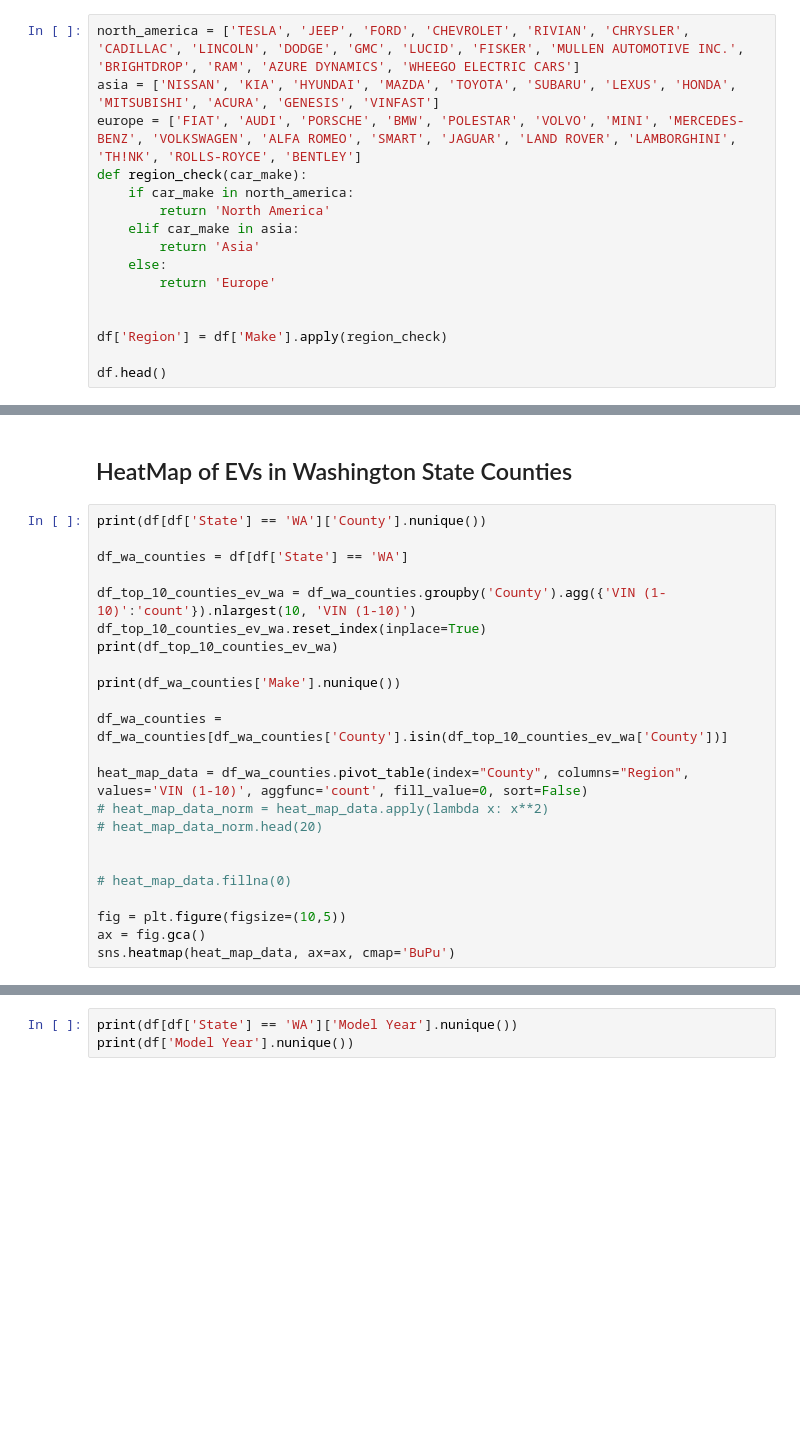
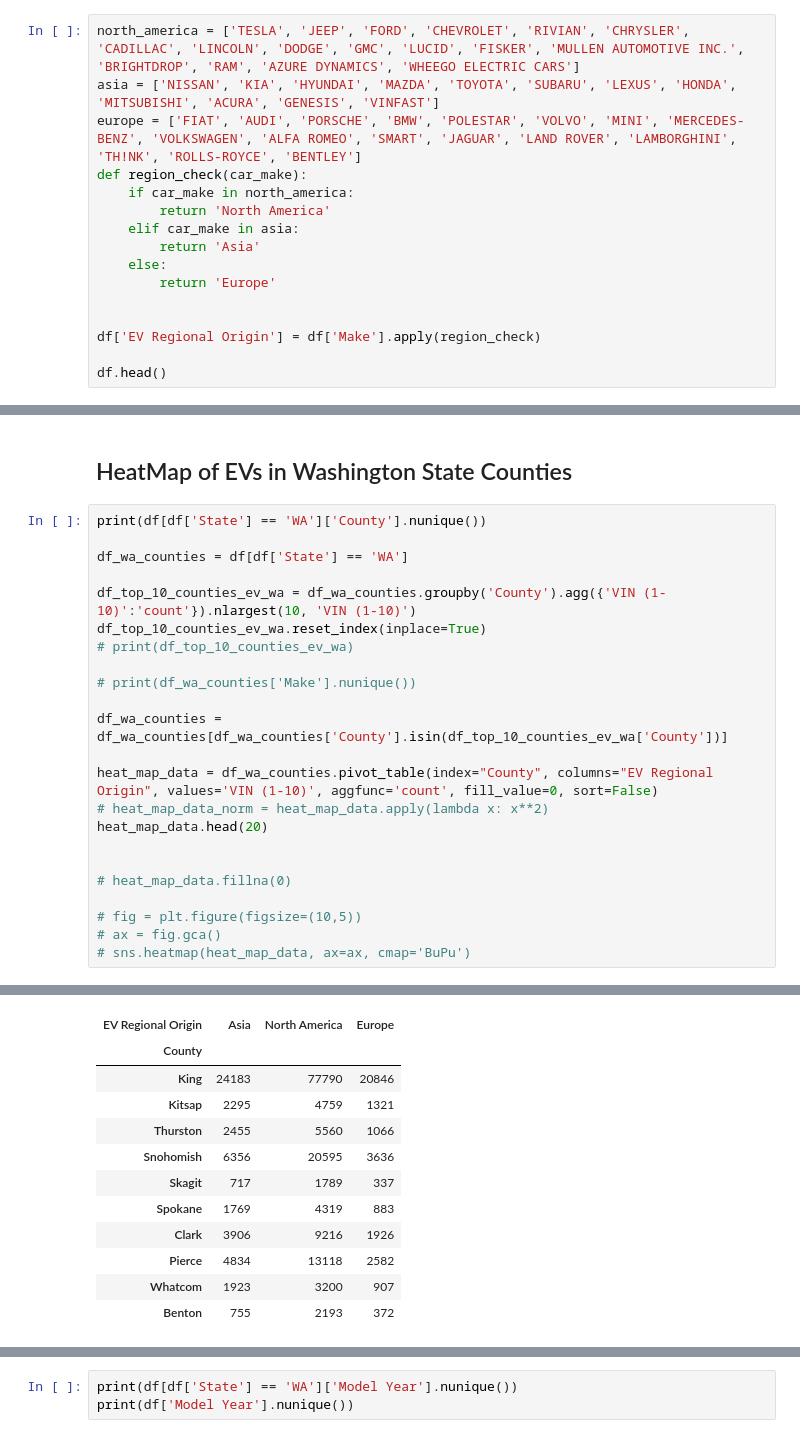
Before and after one commit to ccthatsme/assignment3, a Jupyter notebook: introduction.ipynb, the cells around one changed output, grey strips where cells are left out. Drawn from its saved outputs; the diff is of its cells as text; blank space fills up the shorter version.

Commit message:
cleaning up heat map

```diff
--- a/introduction.ipynb
+++ b/introduction.ipynb
@@ -111,7 +112,7 @@ def region_check(car_make):
         return 'Europe'
 
 
-df['Region'] = df['Make'].apply(region_check)
+df['EV Regional Origin'] = df['Make'].apply(region_check)
 
 df.head()
 # %% [output]
@@ -177,21 +171,21 @@ df_wa_counties = df[df['State'] == 'WA']
 
 df_top_10_counties_ev_wa = df_wa_counties.groupby('County').agg({'VIN (1-10)':'count'}).nlargest(10, 'VIN (1-10)')
 df_top_10_counties_ev_wa.reset_index(inplace=True)
-print(df_top_10_counties_ev_wa)
+# print(df_top_10_counties_ev_wa)
 
-print(df_wa_counties['Make'].nunique())
+# print(df_wa_counties['Make'].nunique())
 
 df_wa_counties = df_wa_counties[df_wa_counties['County'].isin(df_top_10_counties_ev_wa['County'])]
 
-heat_map_data = df_wa_counties.pivot_table(index="County", columns="Region", values='VIN (1-10)', aggfunc='count', fill_value=0, sort=False)
+heat_map_data = df_wa_counties.pivot_table(index="County", columns="EV Regional Origin", values='VIN (1-10)', aggfunc='count', fill_value=0, sort=False)
 # heat_map_data_norm = heat_map_data.apply(lambda x: x**2)
-# heat_map_data_norm.head(20)
+heat_map_data.head(20)
 
 
 # heat_map_data.fillna(0)
 
-fig = plt.figure(figsize=(10,5))
-ax = fig.gca()
-sns.heatmap(heat_map_data, ax=ax, cmap='BuPu')
+# fig = plt.figure(figsize=(10,5))
+# ax = fig.gca()
+# sns.heatmap(heat_map_data, ax=ax, cmap='BuPu')
 # %% [output]
 39
@@ -212,3 +192,15 @@ sns.heatmap(heat_map_data, ax=ax, cmap='BuPu')
+| EV Regional Origin | Asia | North America | Europe |
+| County |  |  |  |
+| King | 24183 | 77790 | 20846 |
+| Kitsap | 2295 | 4759 | 1321 |
+| Thurston | 2455 | 5560 | 1066 |
+| Snohomish | 6356 | 20595 | 3636 |
+| Skagit | 717 | 1789 | 337 |
+| Spokane | 1769 | 4319 | 883 |
+| Clark | 3906 | 9216 | 1926 |
+| Pierce | 4834 | 13118 | 2582 |
+| Whatcom | 1923 | 3200 | 907 |
+| Benton | 755 | 2193 | 372 |
 # %%
 # heat_map_data.index.name = 'County'
 # heat_map_data.columns.name = 'Region'
```
Also changed, not shown: parts of 4 cells of this notebook.
